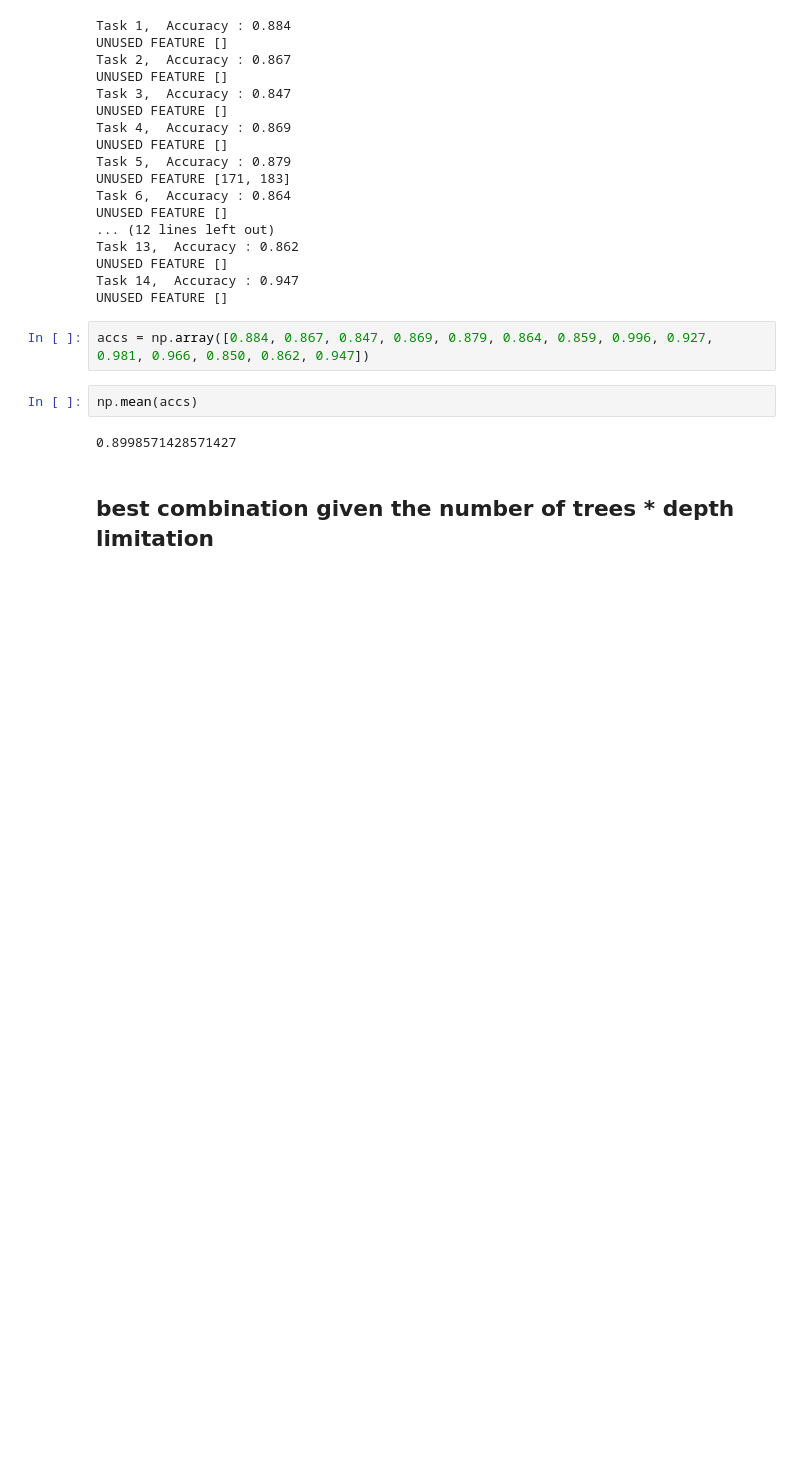
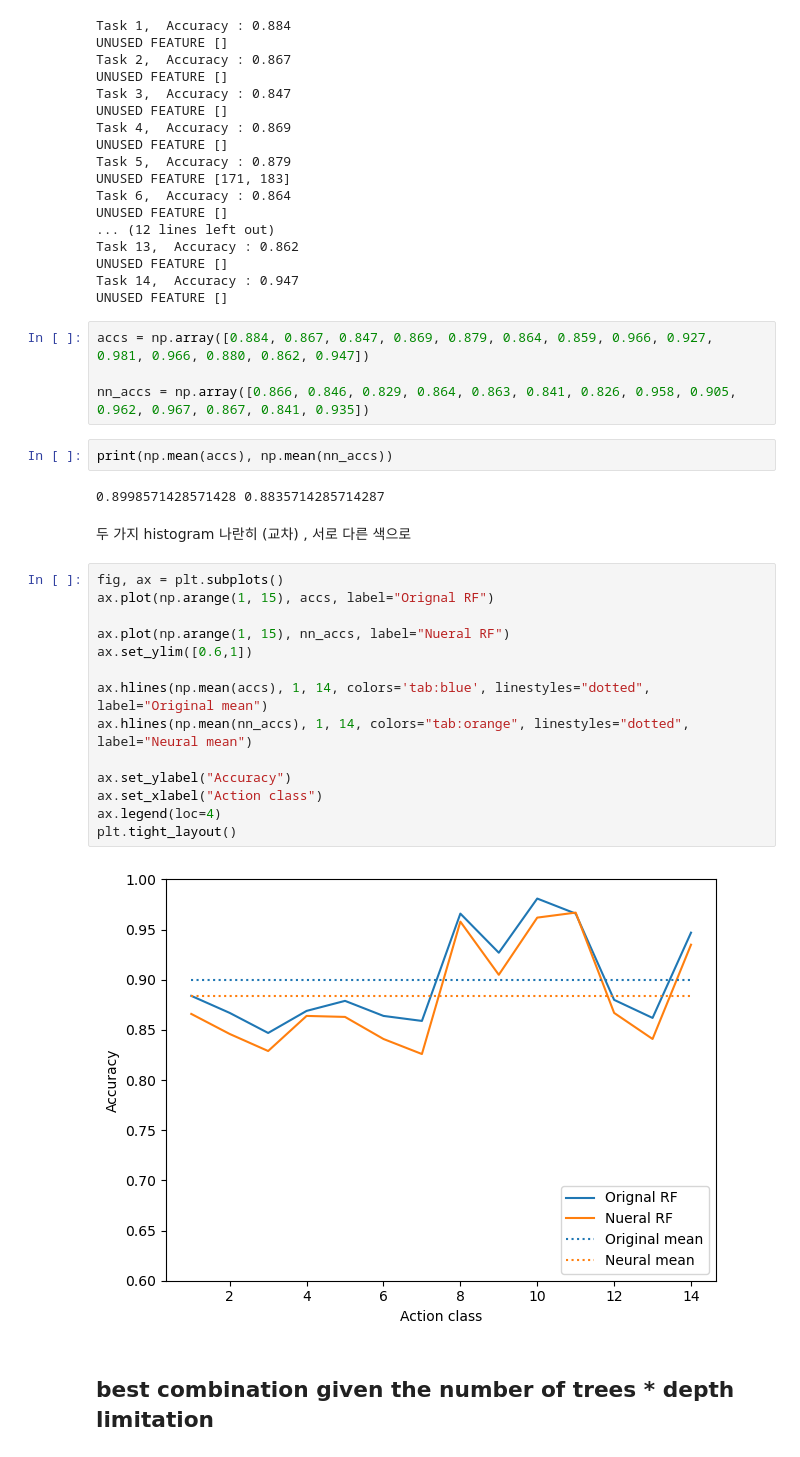
Before and after one commit to Deep-In-Sight/Kinect_BBS_demo, a Jupyter notebook: nbs/hy/20230425_Random_Forest_Modelling_and_Training.ipynb, the cells around one changed output. Saved outputs shown, nothing was run; the diff lists cells and outputs as text; blank space fills up the shorter version.

Commit message:
Accuracy plot

```diff
--- a/nbs/hy/20230425_Random_Forest_Modelling_and_Training.ipynb
+++ b/nbs/hy/20230425_Random_Forest_Modelling_and_Training.ipynb
@@ -95,11 +99,31 @@ UNUSED FEATURE []
 Task 14,  Accuracy : 0.947
 UNUSED FEATURE []
 # %%
-accs = np.array([0.884, 0.867, 0.847, 0.869, 0.879, 0.864, 0.859, 0.996, 0.927, 0.981, 0.966, 0.850, 0.862, 0.947])
+accs = np.array([0.884, 0.867, 0.847, 0.869, 0.879, 0.864, 0.859, 0.966, 0.927, 0.981, 0.966, 0.880, 0.862, 0.947])
+
+nn_accs = np.array([0.866, 0.846, 0.829, 0.864, 0.863, 0.841, 0.826, 0.958, 0.905, 0.962, 0.967, 0.867, 0.841, 0.935])
-# %%
-np.mean(accs)
-# %% [output]
-0.8998571428571427
+# %%
+print(np.mean(accs), np.mean(nn_accs))
+# %% [output]
+0.8998571428571428 0.8835714285714287
+# %% [markdown]
+두 가지 histogram 나란히 (교차) , 서로 다른 색으로
+# %%
+fig, ax = plt.subplots()
+ax.plot(np.arange(1, 15), accs, label="Orignal RF")
+
+ax.plot(np.arange(1, 15), nn_accs, label="Nueral RF")
+ax.set_ylim([0.6,1])
+
+ax.hlines(np.mean(accs), 1, 14, colors='tab:blue', linestyles="dotted", label="Original mean")
+ax.hlines(np.mean(nn_accs), 1, 14, colors="tab:orange", linestyles="dotted", label="Neural mean")
+
+ax.set_ylabel("Accuracy")
+ax.set_xlabel("Action class")
+ax.legend(loc=4)
+plt.tight_layout()
+# %% [output]
+[figure, added]
 # %% [markdown]
 ## best combination given the number of trees * depth limitation
 # %%
```
Also changed, not shown: parts of 2 cells of this notebook.
